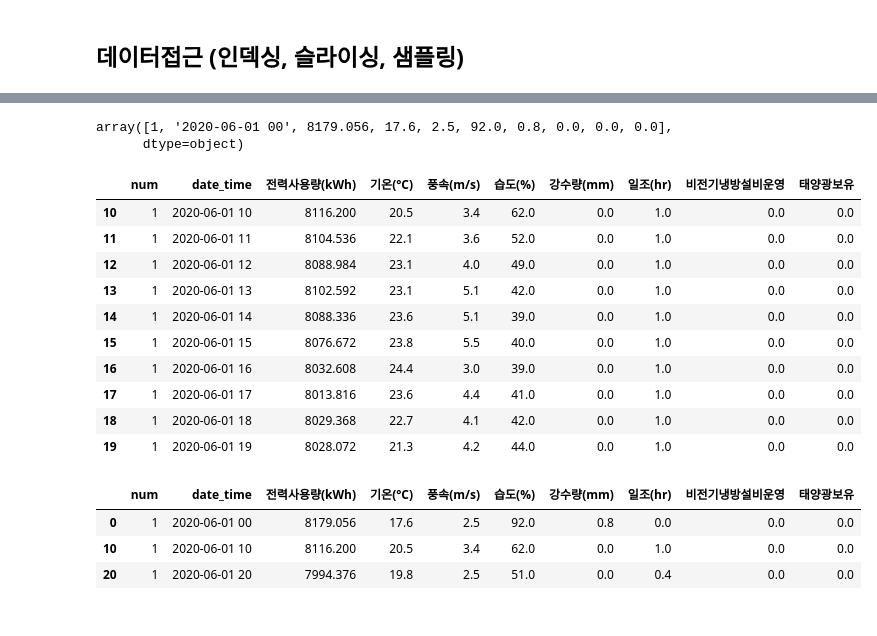
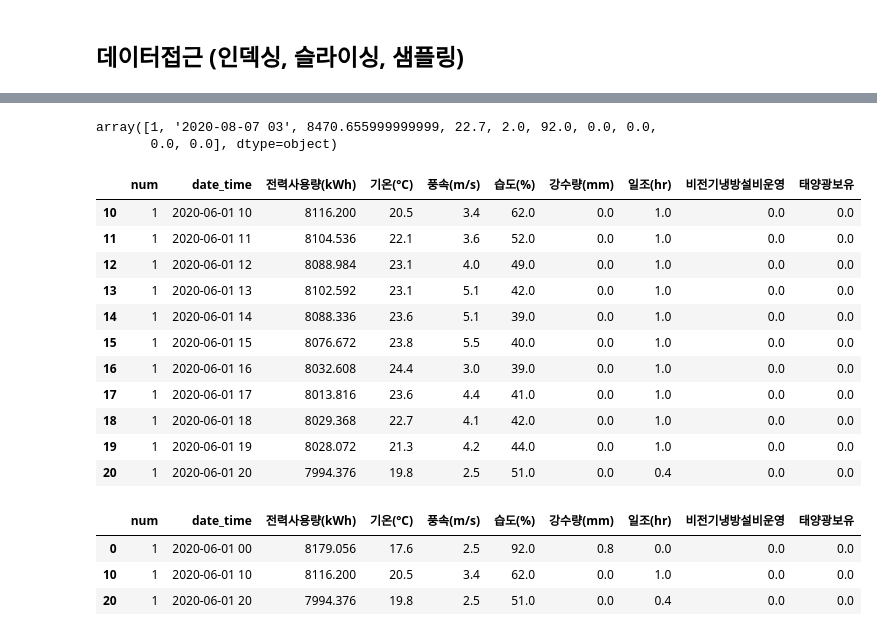
Before and after one commit to overgroove/samsung_ML, a Jupyter notebook: 03_package_pandas.ipynb, the cells around one changed output, grey strips where cells are left out. Saved outputs shown, nothing was run; the diff lists cells and outputs as text; code cells hidden in the pictures.

```diff
--- a/03_package_pandas.ipynb
+++ b/03_package_pandas.ipynb
@@ -328,22 +346,25 @@ Index(['num', 'date_time', '전력사용량(kWh)', '기온(°C)', '풍속(m/s)',
 # %%
 # 첫 샘플 혹은 레코드, 인스턴스, 데이터포인트 에 대한 데이터를 살펴보겠습니다.
 # 인덱스넘버로 데이터에 접근하는 .iloc[색인]
+df.iloc[1611].values
 # %% [output]
-array([1, '2020-06-01 00', 8179.056, 17.6, 2.5, 92.0, 0.8, 0.0, 0.0, 0.0],
-      dtype=object)
+array([1, '2020-08-07 03', 8470.655999999999, 22.7, 2.0, 92.0, 0.0, 0.0,
+       0.0, 0.0], dtype=object)
 # %%
-# 10번 인덱스 부터 20번 인덱스 샘플 접근
+# 10번 인덱스 부터 20번 인덱스 샘플
+df.iloc[10:21]
 # %% [output]
 |  | num | date_time | 전력사용량(kWh) | 기온(°C) | 풍속(m/s) | 습도(%) | 강수량(mm) | 일조(hr) | 비전기냉방설비운영 | 태양광보유 |
 | 10 | 1 | 2020-06-01 10 | 8116.200 | 20.5 | 3.4 | 62.0 | 0.0 | 1.0 | 0.0 | 0.0 |
 | 11 | 1 | 2020-06-01 11 | 8104.536 | 22.1 | 3.6 | 52.0 | 0.0 | 1.0 | 0.0 | 0.0 |
 | 12 | 1 | 2020-06-01 12 | 8088.984 | 23.1 | 4.0 | 49.0 | 0.0 | 1.0 | 0.0 | 0.0 |
 | 13 | 1 | 2020-06-01 13 | 8102.592 | 23.1 | 5.1 | 42.0 | 0.0 | 1.0 | 0.0 | 0.0 |
 | 14 | 1 | 2020-06-01 14 | 8088.336 | 23.6 | 5.1 | 39.0 | 0.0 | 1.0 | 0.0 | 0.0 |
 | 15 | 1 | 2020-06-01 15 | 8076.672 | 23.8 | 5.5 | 40.0 | 0.0 | 1.0 | 0.0 | 0.0 |
 | 16 | 1 | 2020-06-01 16 | 8032.608 | 24.4 | 3.0 | 39.0 | 0.0 | 1.0 | 0.0 | 0.0 |
 | 17 | 1 | 2020-06-01 17 | 8013.816 | 23.6 | 4.4 | 41.0 | 0.0 | 1.0 | 0.0 | 0.0 |
 | 18 | 1 | 2020-06-01 18 | 8029.368 | 22.7 | 4.1 | 42.0 | 0.0 | 1.0 | 0.0 | 0.0 |
 | 19 | 1 | 2020-06-01 19 | 8028.072 | 21.3 | 4.2 | 44.0 | 0.0 | 1.0 | 0.0 | 0.0 |
+| 20 | 1 | 2020-06-01 20 | 7994.376 | 19.8 | 2.5 | 51.0 | 0.0 | 0.4 | 0.0 | 0.0 |
 # %%
 # 여러개의 관측치에 접근
```
Also changed, not shown: parts of 23 cells of this notebook.
